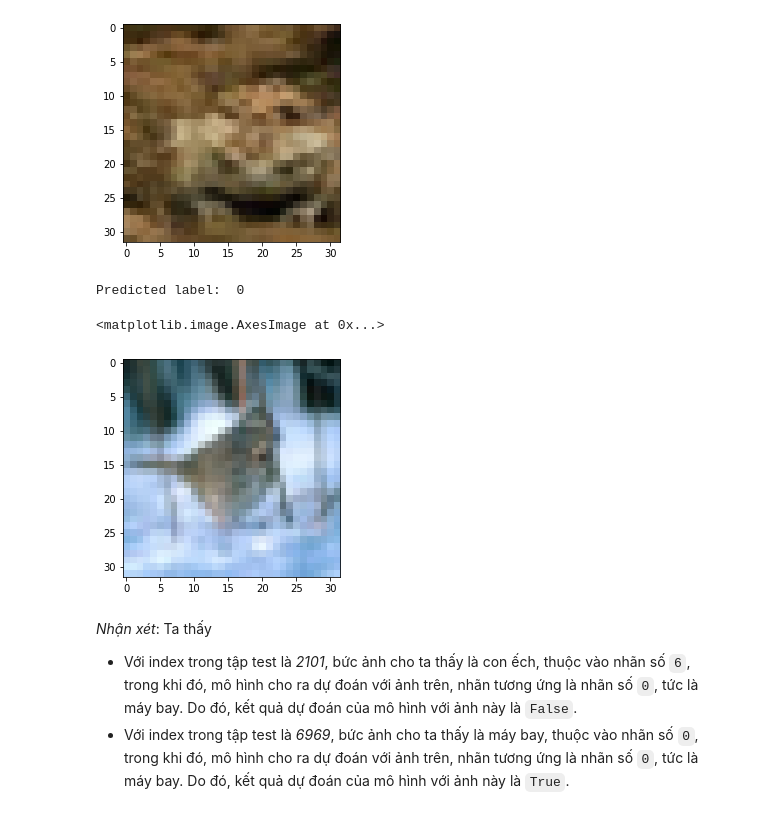
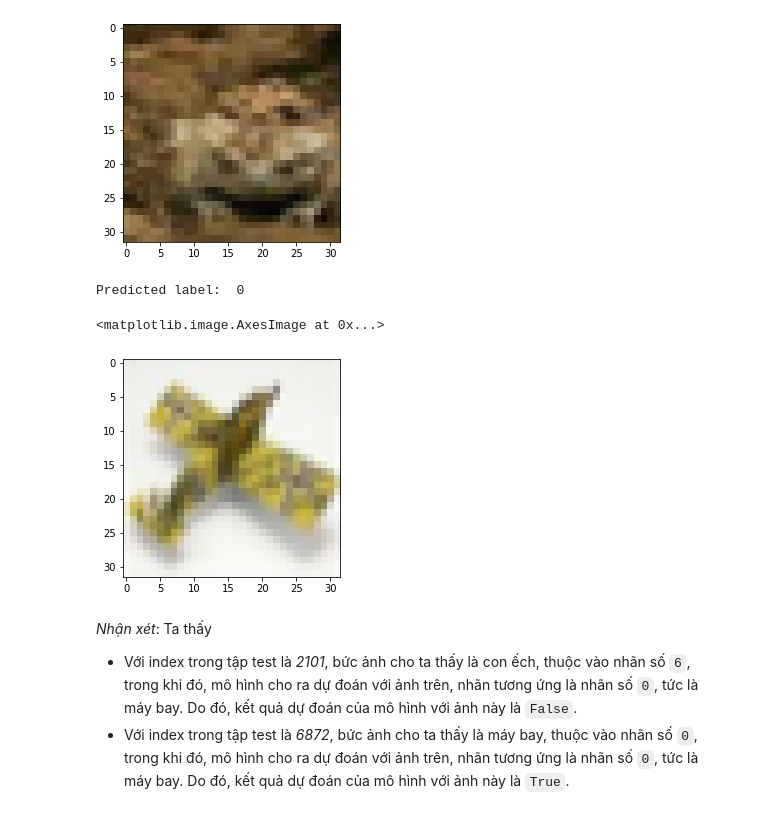
Before and after one commit to ndtuan10/DeepLearning_CS431.L21.KHCL, a Jupyter notebook: BaiTap/transfer_learning_VGG16+CIFAR10.ipynb, the cells around one changed output. Drawn from its saved outputs; the diff is of its cells as text; code cells hidden in the pictures.

```diff
--- a/BaiTap/transfer_learning_VGG16+CIFAR10.ipynb
+++ b/BaiTap/transfer_learning_VGG16+CIFAR10.ipynb
@@ -342,14 +336,14 @@ Predicted label:  0
 <matplotlib.image.AxesImage at 0x...>
 [figure]
 # %%
-index = 6969
+index = 6872
 print('Predicted label: ', np.argmax(y_test_pred[index]))
 plt.imshow(x_test[index])
 # %% [output]
 Predicted label:  0
 <matplotlib.image.AxesImage at 0x...>
-[figure, old version]
+[figure, new version]
 # %% [markdown]
 *Nhận xét*: Ta thấy
  + Với index trong tập test là *2101*, bức ảnh cho ta thấy là con ếch, thuộc vào nhãn số `6`, trong khi đó, mô hình cho ra dự đoán với ảnh trên, nhãn tương ứng là nhãn số `0`, tức là máy bay. Do đó, kết quả dự đoán của mô hình với ảnh này là `False`.
- + Với index trong tập test là *6969*, bức ảnh cho ta thấy là máy bay, thuộc vào nhãn số `0`, trong khi đó, mô hình cho ra dự đoán với ảnh trên, nhãn tương ứng là nhãn số `0`, tức là máy bay. Do đó, kết quả dự đoán của mô hình với ảnh này là `True`.
+ + Với index trong tập test là *6872*, bức ảnh cho ta thấy là máy bay, thuộc vào nhãn số `0`, trong khi đó, mô hình cho ra dự đoán với ảnh trên, nhãn tương ứng là nhãn số `0`, tức là máy bay. Do đó, kết quả dự đoán của mô hình với ảnh này là `True`.
```
Also changed, not shown: parts of 7 cells of this notebook.
